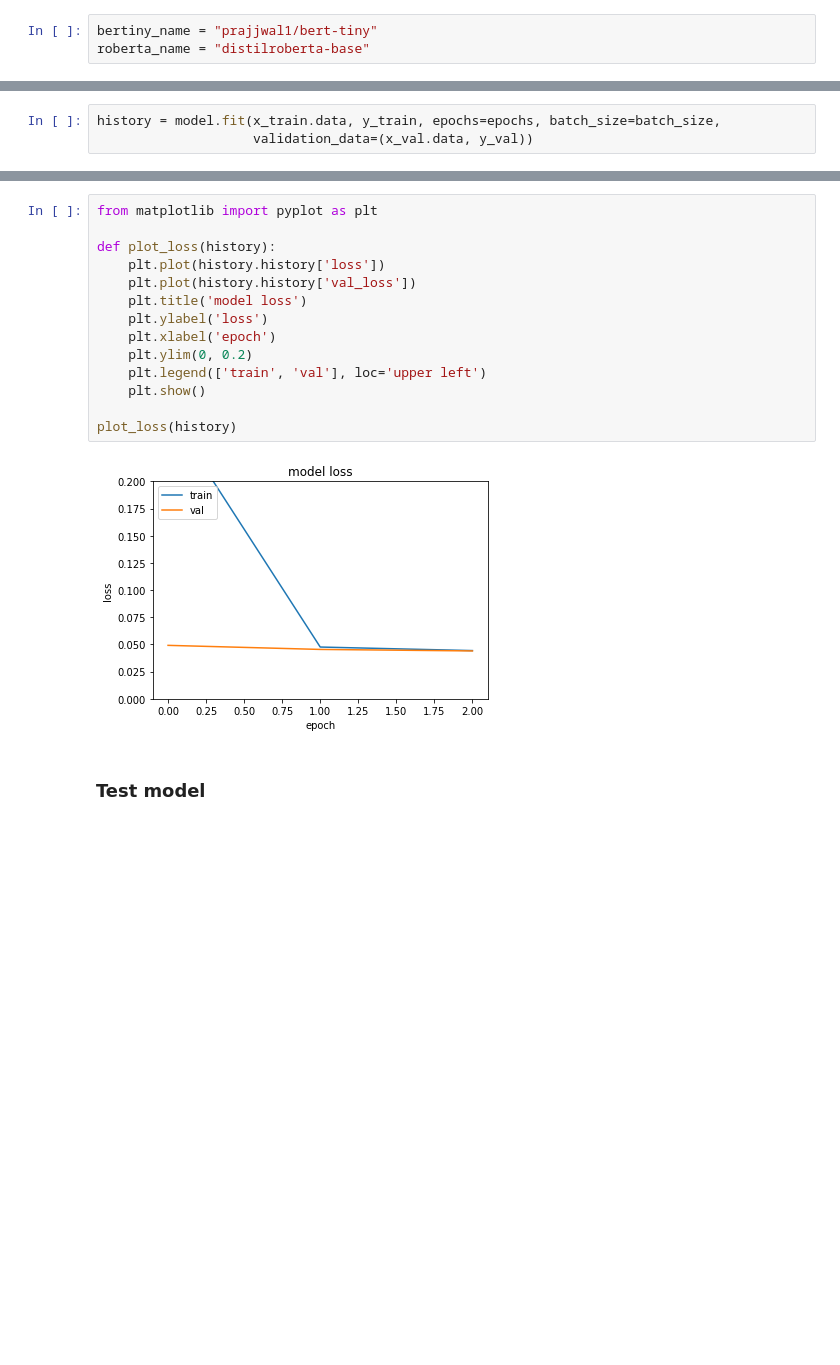
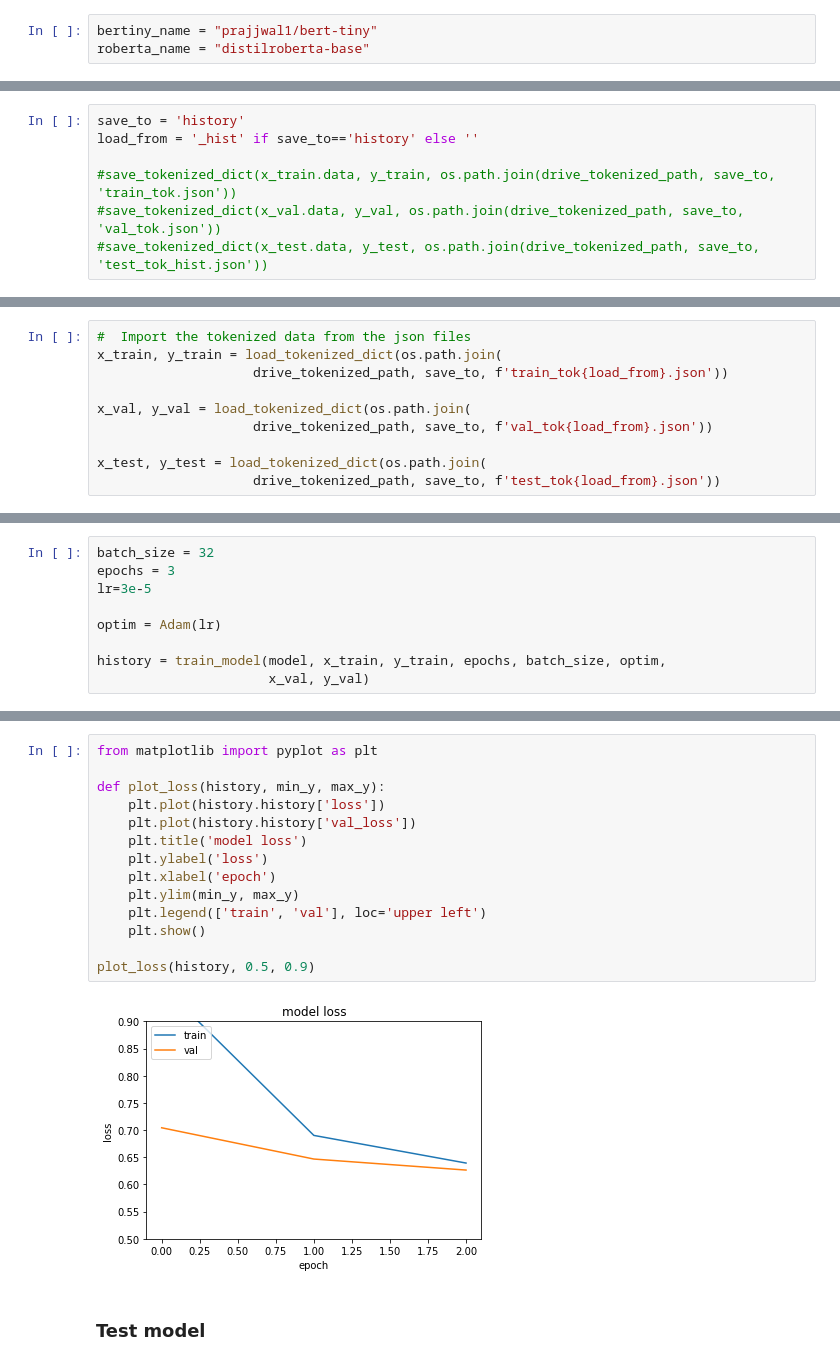
Before and after one commit to Valendrew/pos-tagging-abstractive-qa, a Jupyter notebook: Question_answering/master-nlp-ass02.ipynb, the cells around one changed output, grey strips where cells are left out. Saved outputs shown, nothing was run; the diff lists cells and outputs as text; blank space fills up the shorter version.

Commit message:
feat: implementation of the pipeline for using the history and improvemente of the old code

```diff
--- a/Question_answering/master-nlp-ass02.ipynb
+++ b/Question_answering/master-nlp-ass02.ipynb
@@ -502,3 +591,0 @@ No loss specified in compile() - the model's internal loss computation will be u
-# %%
-history = model.fit(x_train.data, y_train, epochs=epochs, batch_size=batch_size,
-                    validation_data=(x_val.data, y_val))
@@ -513,0 +614,7 @@ Epoch 3/3
+# %%
+save_to = 'history'
+load_from = '_hist' if save_to=='history' else ''
+
+#save_tokenized_dict(x_train.data, y_train, os.path.join(drive_tokenized_path, save_to, 'train_tok.json'))
+#save_tokenized_dict(x_val.data, y_val, os.path.join(drive_tokenized_path, save_to, 'val_tok.json'))
+#save_tokenized_dict(x_test.data, y_test, os.path.join(drive_tokenized_path, save_to, 'test_tok_hist.json'))
@@ -513,0 +652,10 @@ Epoch 3/3
+# %%
+#  Import the tokenized data from the json files
+x_train, y_train = load_tokenized_dict(os.path.join(
+                    drive_tokenized_path, save_to, f'train_tok{load_from}.json'))
+
+x_val, y_val = load_tokenized_dict(os.path.join(
+                    drive_tokenized_path, save_to, f'val_tok{load_from}.json'))
+
+x_test, y_test = load_tokenized_dict(os.path.join(
+                    drive_tokenized_path, save_to, f'test_tok{load_from}.json'))
@@ -513,0 +701,9 @@ Epoch 3/3
+# %%
+batch_size = 32
+epochs = 3
+lr=3e-5
+
+optim = Adam(lr)
+
+history = train_model(model, x_train, y_train, epochs, batch_size, optim,
+                      x_val, y_val)
@@ -514,19 +722,19 @@ Epoch 3/3
 # %%
 from matplotlib import pyplot as plt
 
-def plot_loss(history):
+def plot_loss(history, min_y, max_y):
     plt.plot(history.history['loss'])
     plt.plot(history.history['val_loss'])
     plt.title('model loss')
     plt.ylabel('loss')
     plt.xlabel('epoch')
-    plt.ylim(0, 0.2)
+    plt.ylim(min_y, max_y)
     plt.legend(['train', 'val'], loc='upper left')
     plt.show()
 
-plot_loss(history)
+plot_loss(history, 0.5, 0.9)
 # %% [output]
-[figure, old version]
+[figure, new version]
 # %% [markdown]
 ### Test model
 # %%
```
Also changed, not shown: parts of 35 cells of this notebook.
